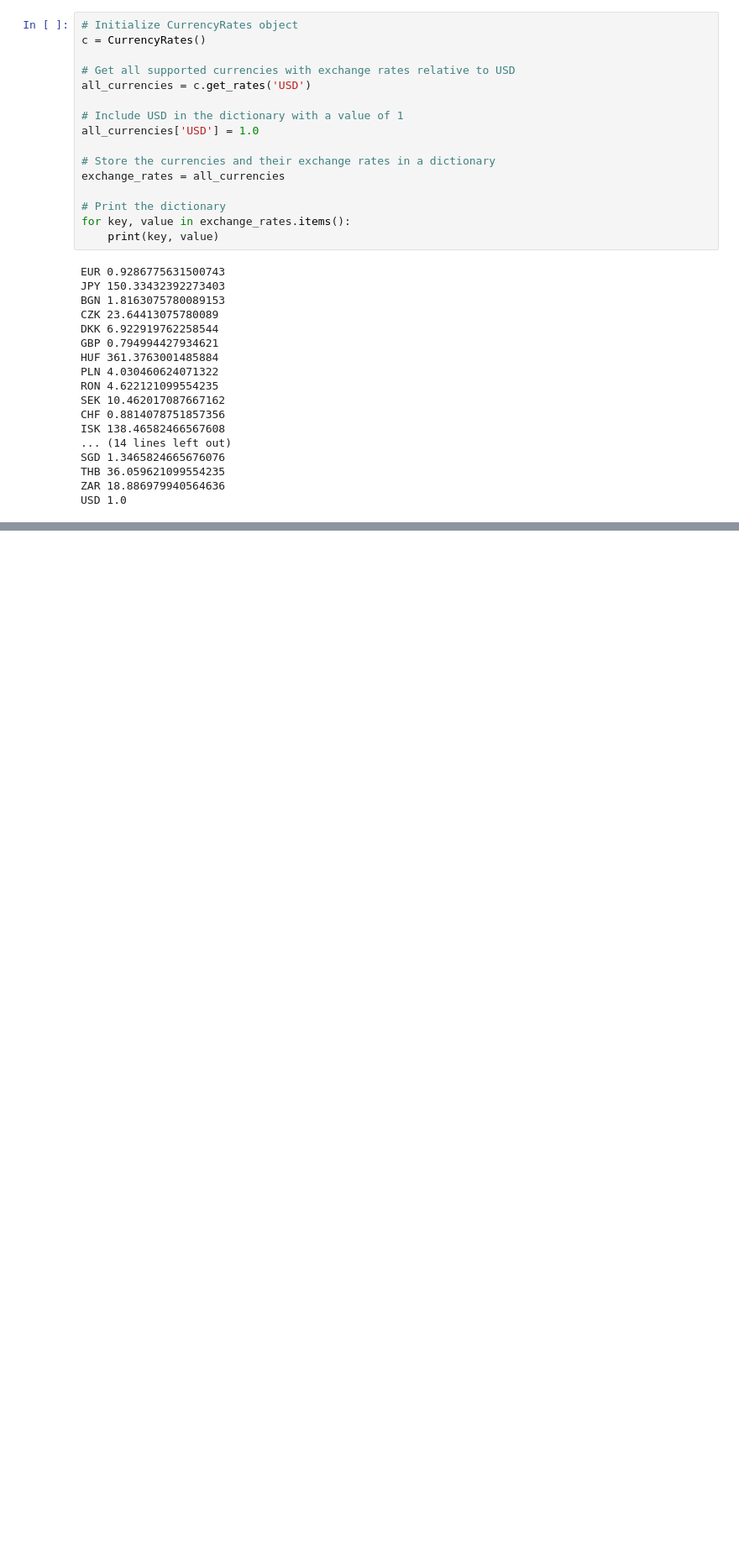
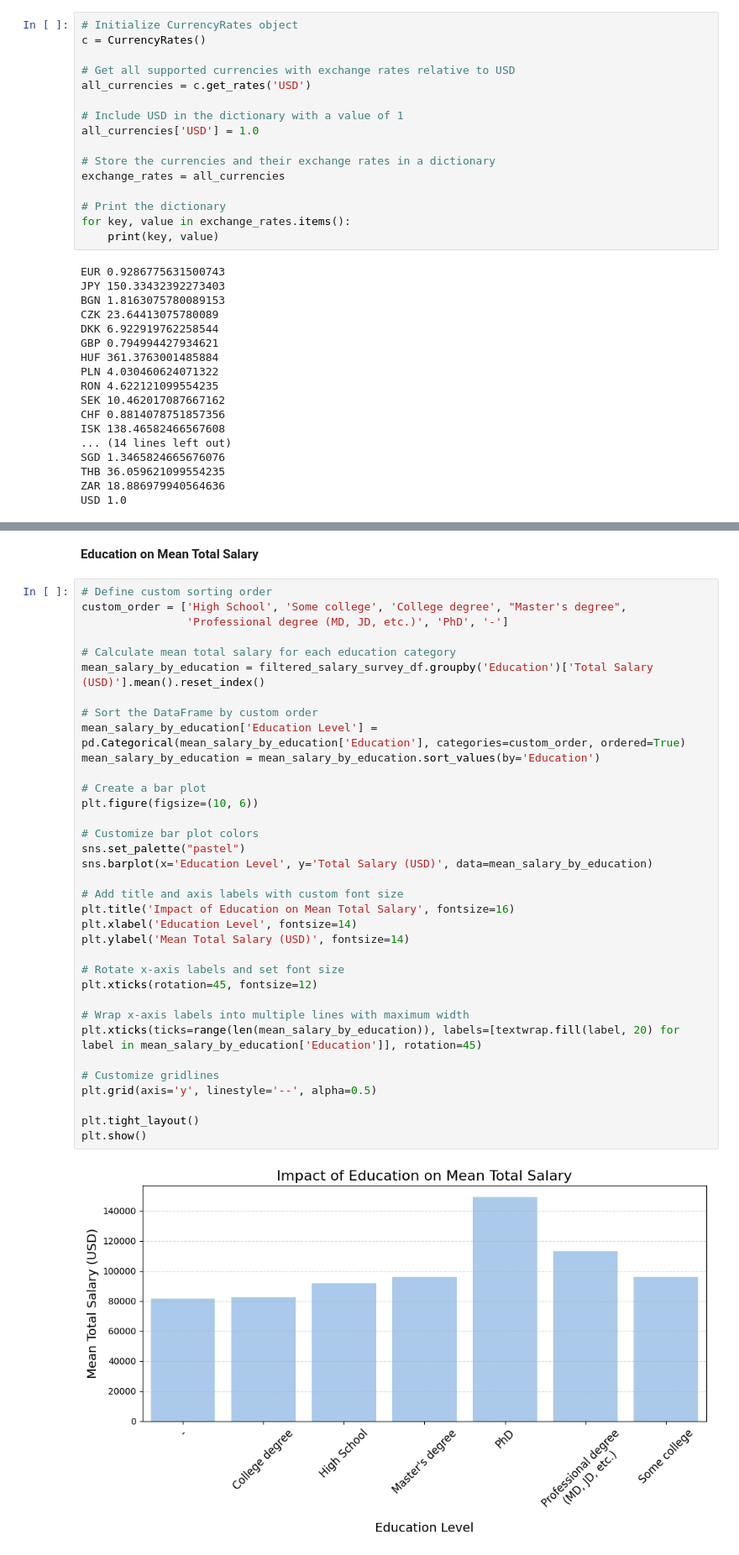
Before and after one commit to CleonKalea/Foundation-of-Data-Science, a Jupyter notebook: Tugas 1/Exploratory Data Analysis - 2021 Salary Survey.ipynb, the cells around one changed output, grey strips where cells are left out. Shown at 84% size. Saved outputs shown, nothing was run; the diff lists cells and outputs as text; blank space fills up the shorter version.

```diff
--- a/Tugas 1/Exploratory Data Analysis - 2021 Salary Survey.ipynb
+++ b/Tugas 1/Exploratory Data Analysis - 2021 Salary Survey.ipynb
@@ -541,0 +584,39 @@ plt.show()
+# %% [markdown]
+**Education on Mean Total Salary**
+# %%
+# Define custom sorting order
+custom_order = ['High School', 'Some college', 'College degree', "Master's degree",
+                'Professional degree (MD, JD, etc.)', 'PhD', '-']
+
+# Calculate mean total salary for each education category
+mean_salary_by_education = filtered_salary_survey_df.groupby('Education')['Total Salary (USD)'].mean().reset_index()
+
+# Sort the DataFrame by custom order
+mean_salary_by_education['Education Level'] = pd.Categorical(mean_salary_by_education['Education'], categories=custom_order, ordered=True)
+mean_salary_by_education = mean_salary_by_education.sort_values(by='Education')
+
+# Create a bar plot
+plt.figure(figsize=(10, 6))
+
+# Customize bar plot colors
+sns.set_palette("pastel")
+sns.barplot(x='Education Level', y='Total Salary (USD)', data=mean_salary_by_education)
+
+# Add title and axis labels with custom font size
+plt.title('Impact of Education on Mean Total Salary', fontsize=16)
+plt.xlabel('Education Level', fontsize=14)
+plt.ylabel('Mean Total Salary (USD)', fontsize=14)
+
+# Rotate x-axis labels and set font size
+plt.xticks(rotation=45, fontsize=12)
+
+# Wrap x-axis labels into multiple lines with maximum width
+plt.xticks(ticks=range(len(mean_salary_by_education)), labels=[textwrap.fill(label, 20) for label in mean_salary_by_education['Education']], rotation=45)
+
+# Customize gridlines
+plt.grid(axis='y', linestyle='--', alpha=0.5)
+
+plt.tight_layout()
+plt.show()
+# %% [output]
+[figure, added]
```
Also changed, not shown: parts of 61 cells of this notebook.
